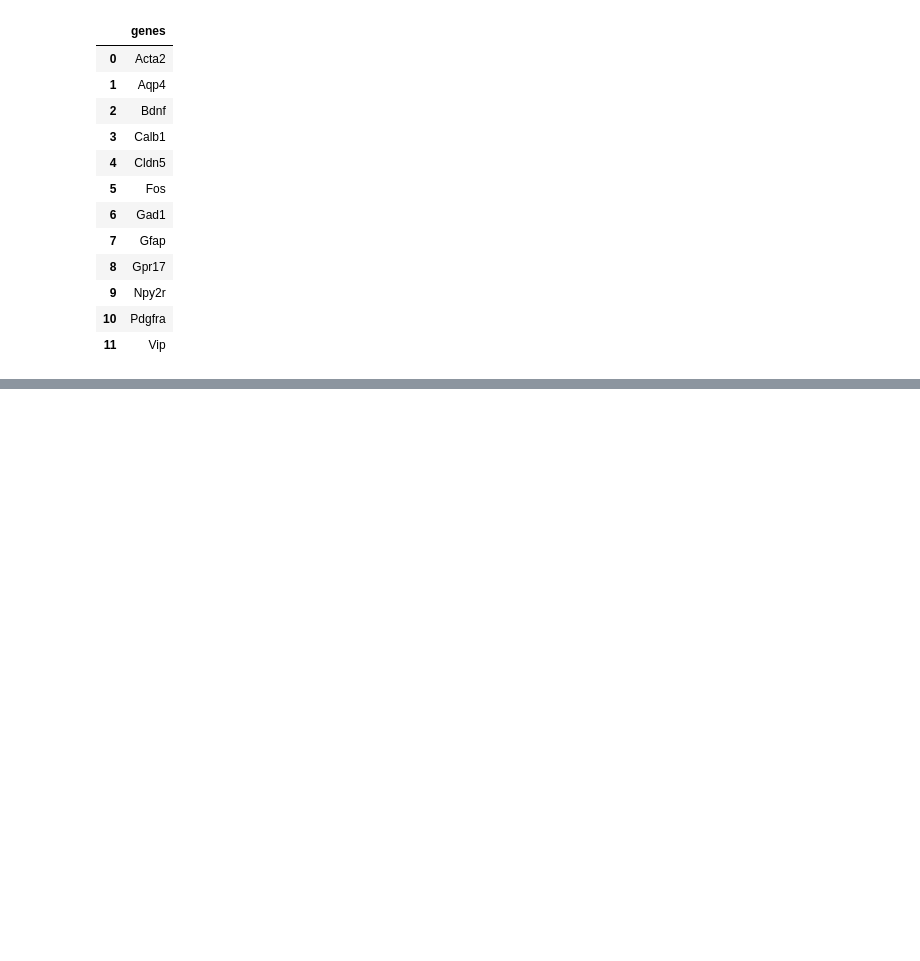
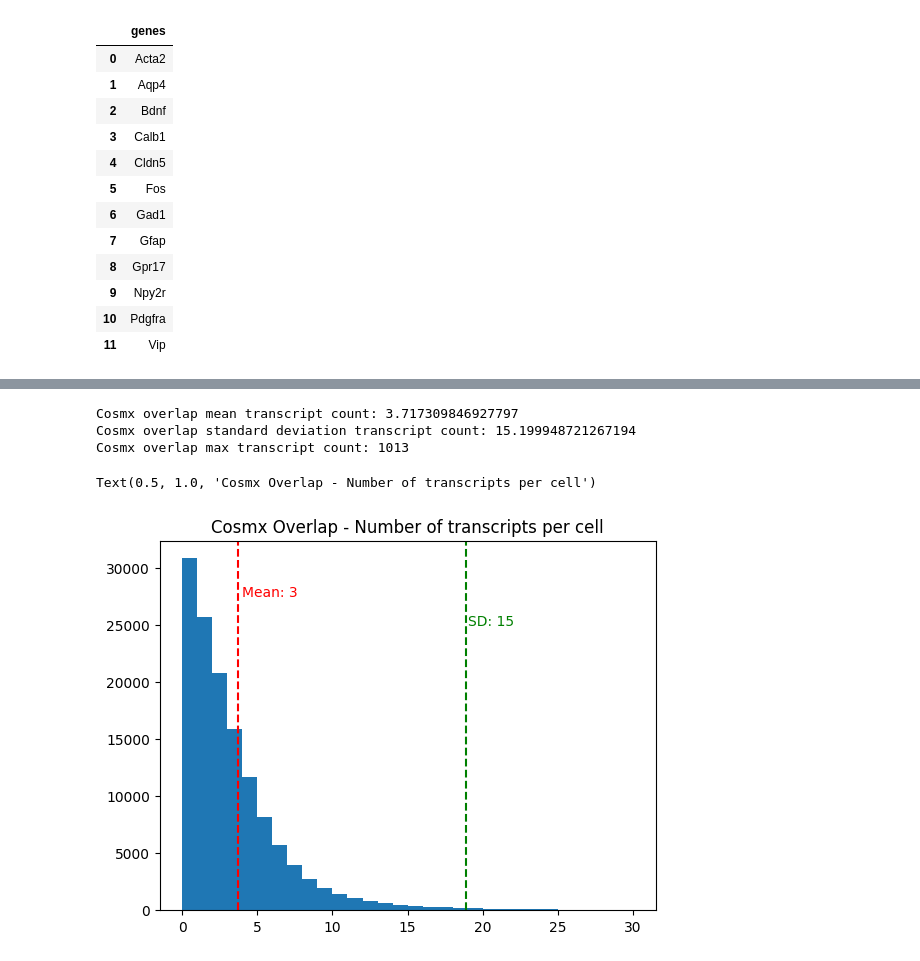
Before and after one commit to krisalejo/scRNA-seq-tech-comparisons, a Jupyter notebook: Transcripts per cell - Mean with SD histograms.ipynb, the cells around one changed output, grey strips where cells are left out. Saved outputs shown, nothing was run; the diff lists cells and outputs as text; code cells hidden in the pictures; blank space fills up the shorter version.

```diff
--- a/Transcripts per cell - Mean with SD histograms.ipynb
+++ b/Transcripts per cell - Mean with SD histograms.ipynb
@@ -227,8 +274,8 @@ cosmx_gene_df = pd.DataFrame({'genes': cosmx_gene_exp_revised.columns})
 vizgen_gene_df = pd.DataFrame({'genes': vizgen_concat.columns})
 cbm2_gene_df = pd.DataFrame({'genes': cbm2_scdata.var.index})
 # %%
-gene_overlap_list = xenium_gene_df.merge(cosmx_gene_df, on = 'genes').merge(vizgen_gene_df, on = 'genes').merge(cbm2_gene_df, on = 'genes')
-gene_overlap_list
+gene_overlap_df = xenium_gene_df.merge(cosmx_gene_df, on = 'genes').merge(vizgen_gene_df, on = 'genes').merge(cbm2_gene_df, on = 'genes')
+gene_overlap_df
 # %% [output]
 |  | genes |
 | 0 | Acta2 |
@@ -245,0 +372,3 @@ gene_overlap_list
+# %%
+cosmx_overlap = cosmx_gene_exp_revised.loc[:, [gene for gene in cosmx_gene_exp_revised.columns if gene in gene_overlap_list]]
+cosmx_overlap
@@ -245,0 +389,3 @@ gene_overlap_list
+# %%
+cosmx_overlap_transcript_count = cosmx_overlap.sum(axis = 1)
+cosmx_overlap_transcript_count
@@ -245,0 +405,19 @@ gene_overlap_list
+# %%
+print(f'Cosmx overlap mean transcript count: {cosmx_overlap_transcript_count.mean()}')
+print(f'Cosmx overlap standard deviation transcript count: {cosmx_overlap_transcript_count.std()}')
+print(f'Cosmx overlap max transcript count: {cosmx_overlap_transcript_count.max()}')
+# %% [output]
+Cosmx overlap mean transcript count: 3.717309846927797
+Cosmx overlap standard deviation transcript count: 15.199948721267194
+Cosmx overlap max transcript count: 1013
+# %%
+plt.hist(cosmx_overlap_transcript_count, bins = 30, range = (0,30))
+plt.axvline(cosmx_overlap_transcript_count.mean(), color = 'red', linestyle = 'dashed', label = 'Mean')
+plt.text(4, 27500, f'Mean: {int(cosmx_overlap_transcript_count.mean())}', color = 'red')
+#plt.axvline(cosmx_overlap_transcript_count.mean() - cosmx_overlap_transcript_count.std(), color = 'green', linestyle = 'dashed', label = '-1 SD')
+plt.text(19, 25000, f'SD: {int(cosmx_overlap_transcript_count.std())}', color = 'green')
+plt.axvline(cosmx_overlap_transcript_count.mean() + cosmx_overlap_transcript_count.std(), color = 'green', linestyle = 'dashed', label = '+1 SD')
+plt.title('Cosmx Overlap - Number of transcripts per cell')
+# %% [output]
+Text(0.5, 1.0, 'Cosmx Overlap - Number of transcripts per cell')
+[figure, added]
```
Also changed, not shown: parts of 24 cells of this notebook.
